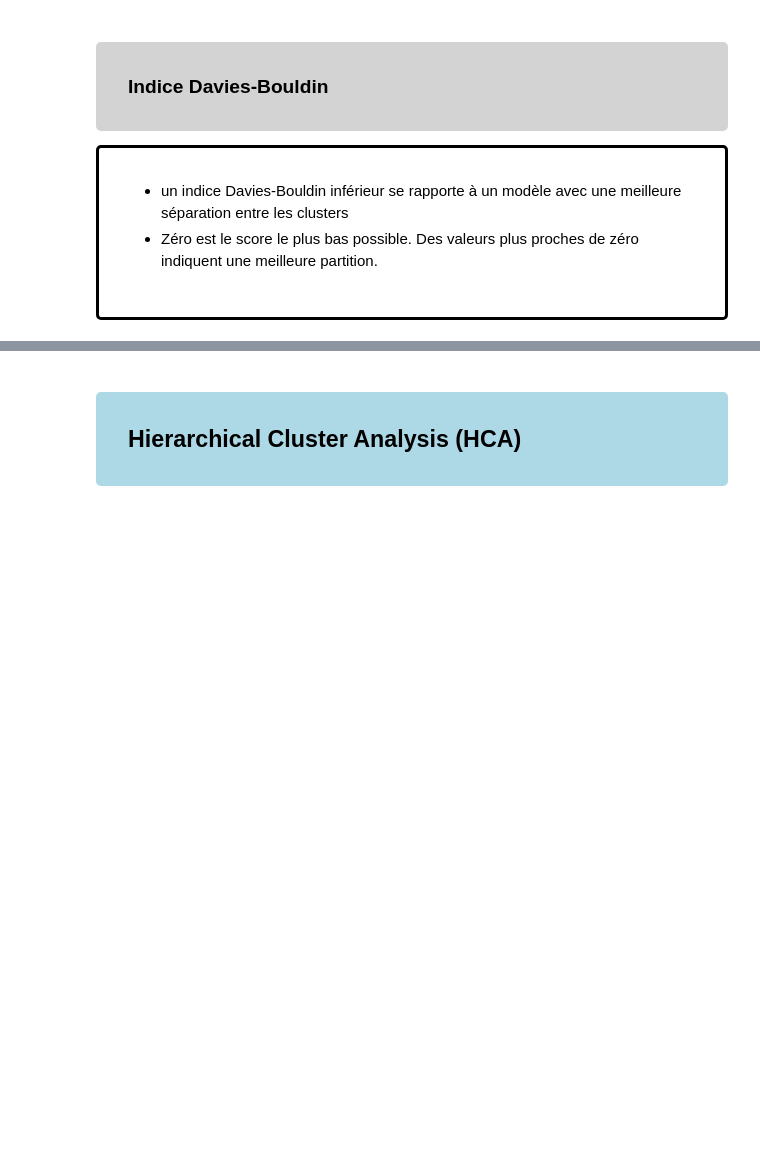
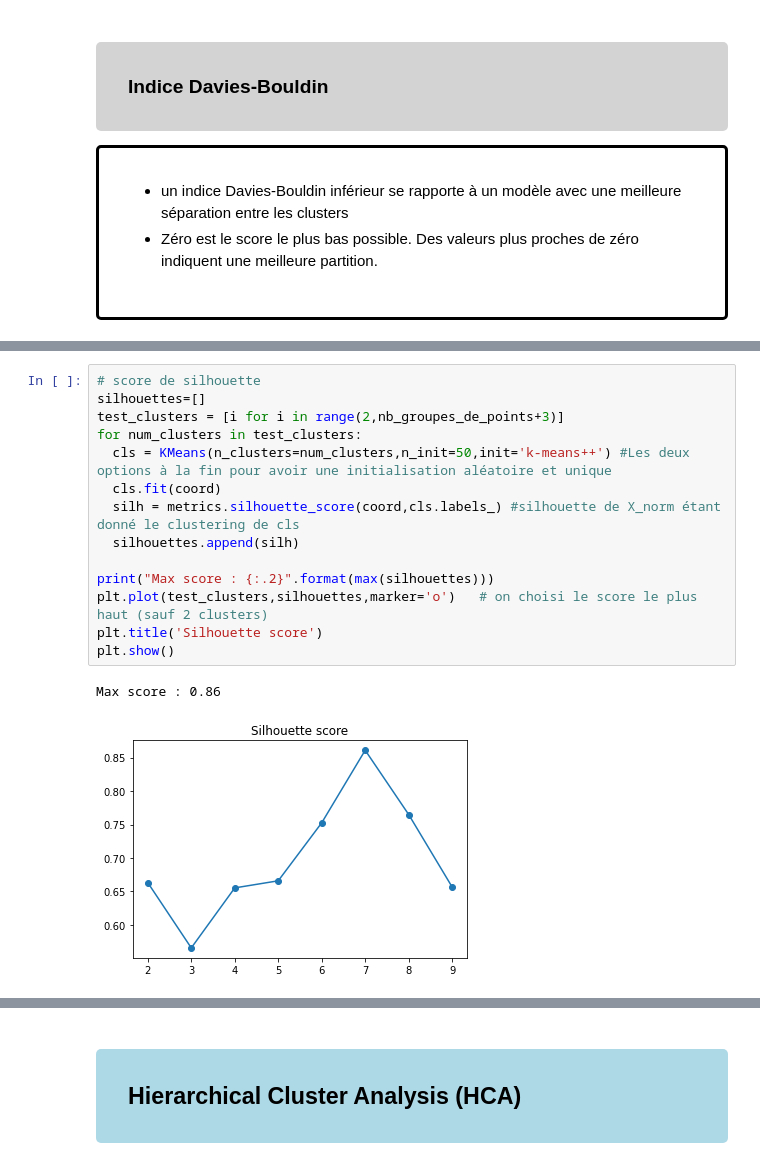
Before and after one commit to eric2mangel/DataScience, a Jupyter notebook: K-means_and_HCA_simples.ipynb, the cells around one changed output, grey strips where cells are left out. Saved outputs shown, nothing was run; the diff lists cells and outputs as text; blank space fills up the shorter version.

```diff
--- a/K-means_and_HCA_simples.ipynb
+++ b/K-means_and_HCA_simples.ipynb
@@ -158,0 +124,17 @@ plt.show()
+# %%
+# score de silhouette
+silhouettes=[]
+test_clusters = [i for i in range(2,nb_groupes_de_points+3)]
+for num_clusters in test_clusters:
+  cls = KMeans(n_clusters=num_clusters,n_init=50,init='k-means++') #Les deux options à la fin pour avoir une initialisation aléatoire et unique
+  cls.fit(coord)
+  silh = metrics.silhouette_score(coord,cls.labels_) #silhouette de X_norm étant donné le clustering de cls
+  silhouettes.append(silh)
+
+print("Max score : {:.2}".format(max(silhouettes)))
+plt.plot(test_clusters,silhouettes,marker='o')   # on choisi le score le plus haut (sauf 2 clusters)
+plt.title('Silhouette score')
+plt.show()
+# %% [output]
+Max score : 0.86
+[figure, new version]
```
Also changed, not shown: parts of 19 cells of this notebook.
